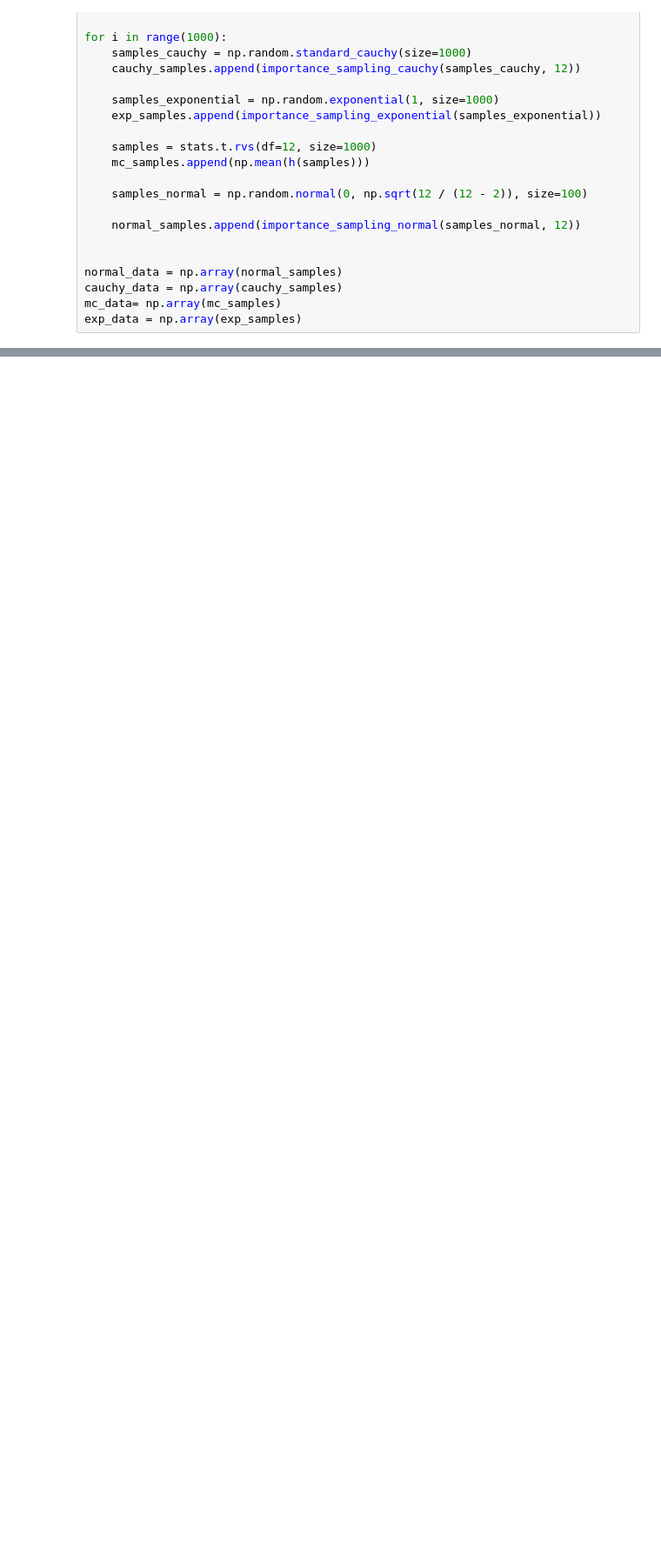
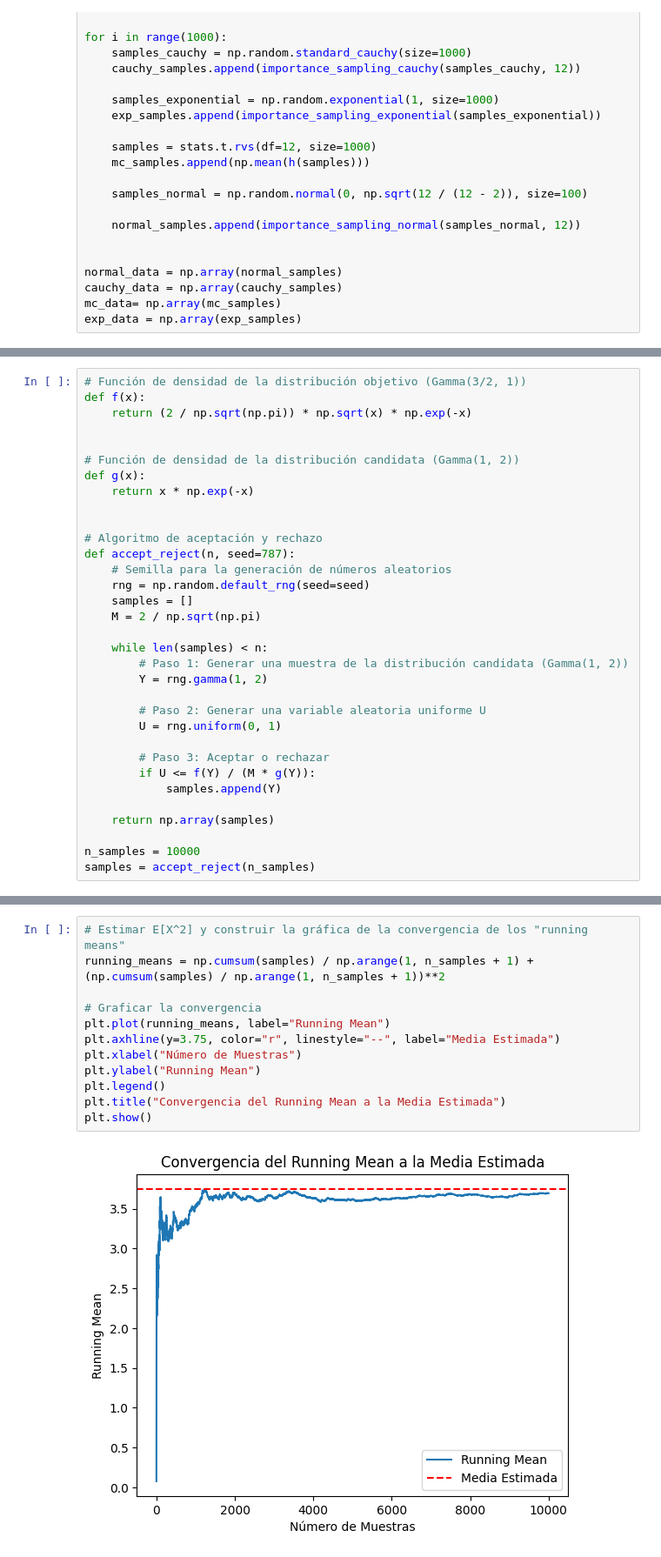
Before and after one commit to ouslan/ESMA-5015, a Jupyter notebook: homeworks/exam-01/code/scratch.ipynb, the cells around one changed output, grey strips where cells are left out. Shown at 87% size. Cells and saved outputs as stored; diff of their text form; blank space fills up the shorter version.

```diff
--- a/homeworks/exam-01/code/scratch.ipynb
+++ b/homeworks/exam-01/code/scratch.ipynb
@@ -96,0 +97,33 @@ plt.show()
+# %%
+# Función de densidad de la distribución objetivo (Gamma(3/2, 1))
+def f(x):
+    return (2 / np.sqrt(np.pi)) * np.sqrt(x) * np.exp(-x)
+
+
+# Función de densidad de la distribución candidata (Gamma(1, 2))
+def g(x):
+    return x * np.exp(-x)
+
+
+# Algoritmo de aceptación y rechazo
+def accept_reject(n, seed=787):
+    # Semilla para la generación de números aleatorios
+    rng = np.random.default_rng(seed=seed)
+    samples = []
+    M = 2 / np.sqrt(np.pi)
+
+    while len(samples) < n:
+        # Paso 1: Generar una muestra de la distribución candidata (Gamma(1, 2))
+        Y = rng.gamma(1, 2)
+
+        # Paso 2: Generar una variable aleatoria uniforme U
+        U = rng.uniform(0, 1)
+
+        # Paso 3: Aceptar o rechazar
+        if U <= f(Y) / (M * g(Y)):
+            samples.append(Y)
+
+    return np.array(samples)
+
+n_samples = 10000
+samples = accept_reject(n_samples)
@@ -96,0 +136,14 @@ plt.show()
+# %%
+# Estimar E[X^2] y construir la gráfica de la convergencia de los "running means"
+running_means = np.cumsum(samples) / np.arange(1, n_samples + 1) + (np.cumsum(samples) / np.arange(1, n_samples + 1))**2
+
+# Graficar la convergencia
+plt.plot(running_means, label="Running Mean")
+plt.axhline(y=3.75, color="r", linestyle="--", label="Media Estimada")
+plt.xlabel("Número de Muestras")
+plt.ylabel("Running Mean")
+plt.legend()
+plt.title("Convergencia del Running Mean a la Media Estimada")
+plt.show()
+# %% [output]
+[figure, added]
```
Also changed, not shown: parts of 4 cells of this notebook, 6 other files.
